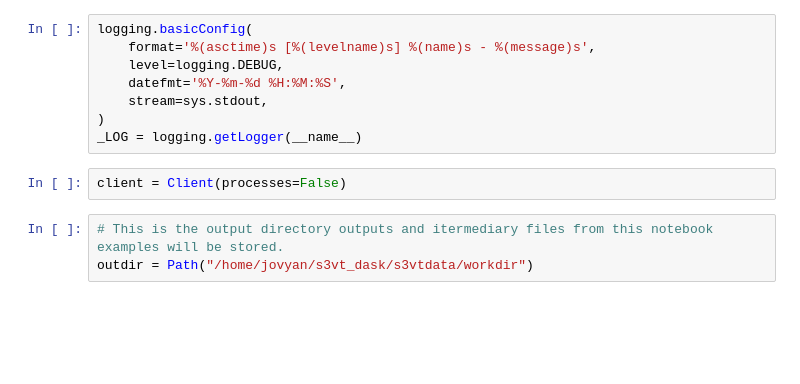
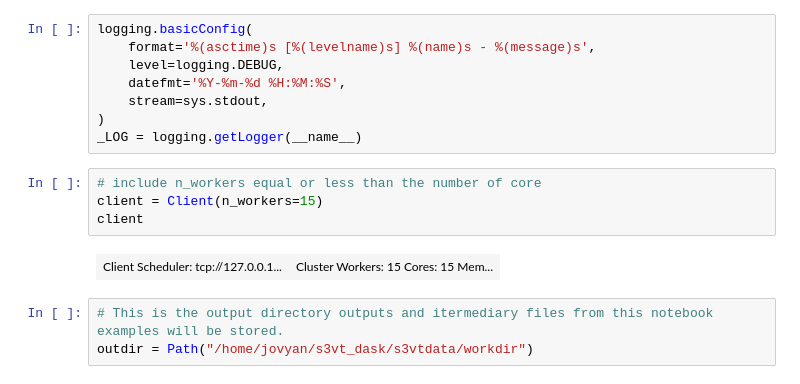
Before and after one commit to s3activefiresaustralia/s3vtdata, a Jupyter notebook: examples/nearest_hotspots_comparison.ipynb, the cells around one changed output. Drawn from its saved outputs; the diff is of its cells as text; blank space fills up the shorter version.

```diff
--- a/examples/nearest_hotspots_comparison.ipynb
+++ b/examples/nearest_hotspots_comparison.ipynb
@@ -23,8 +23,12 @@ logging.basicConfig(
     stream=sys.stdout,
 )
 _LOG = logging.getLogger(__name__)
-# %%
-client = Client(processes=False)
+# %%
+# include n_workers equal or less than the number of core
+client = Client(n_workers=15)
+client
+# %% [output]
+| Client Scheduler: tcp://127.0.0.1... | Cluster Workers: 15 Cores: 15 Mem... |
 # %%
 # This is the output directory outputs and itermediary files from this notebook examples will be stored.
 outdir = Path("/home/jovyan/s3vt_dask/s3vtdata/workdir")
```
Also changed, not shown: parts of 10 cells of this notebook.
